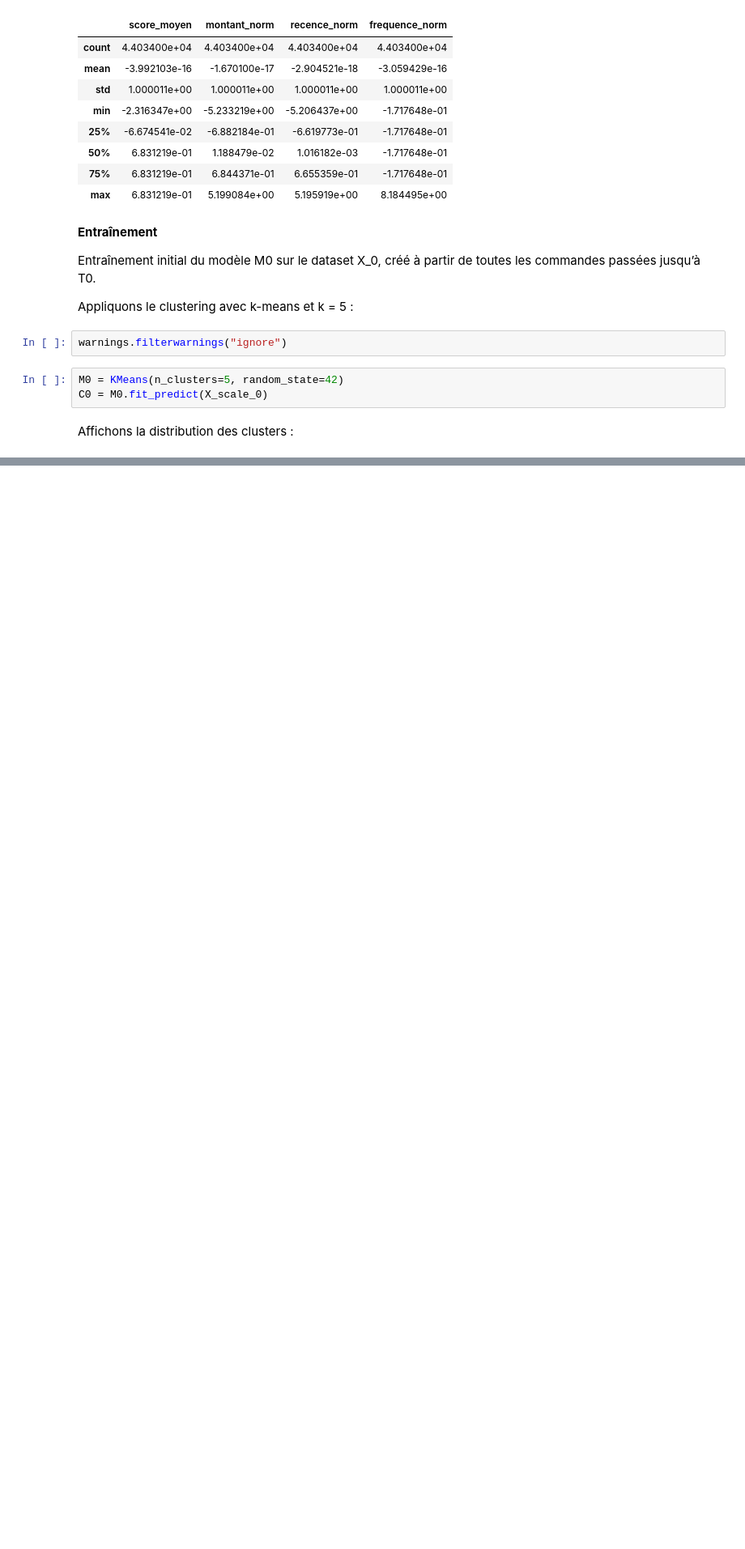
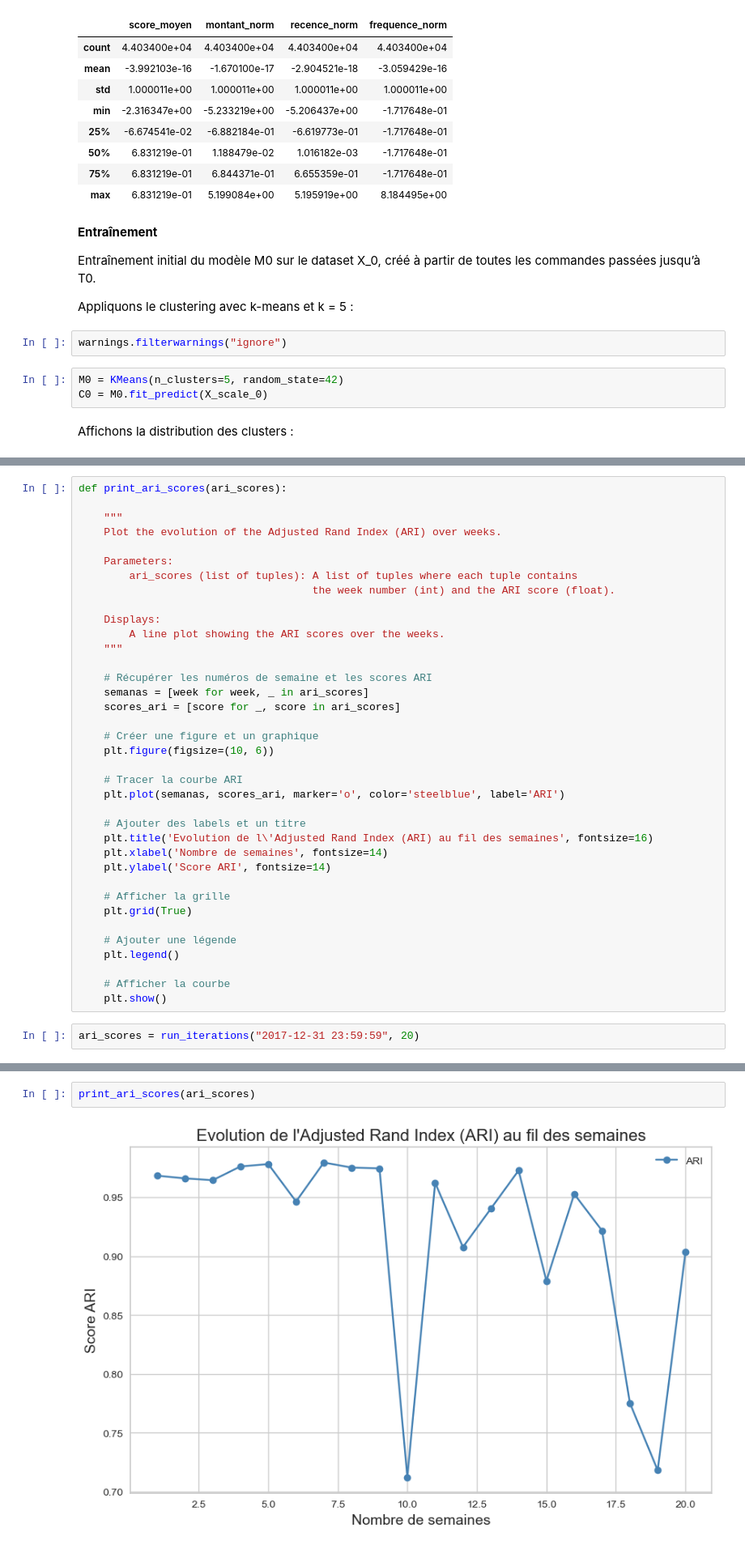
Before and after one commit to ludovic-source/Data_scientist_formation, a Jupyter notebook: projet_5/Projet_5_simulation.ipynb, the cells around one changed output, grey strips where cells are left out. Shown at 81% size. Cells and saved outputs as stored; diff of their text form; blank space fills up the shorter version.

```diff
--- a/projet_5/Projet_5_simulation.ipynb
+++ b/projet_5/Projet_5_simulation.ipynb
@@ -474,0 +481,39 @@ On calcule l'ARI entre C2_new et C2_init avec adjusted_rand_score avec sklearn.
+# %%
+def print_ari_scores(ari_scores):
+
+    """
+    Plot the evolution of the Adjusted Rand Index (ARI) over weeks.
+
+    Parameters:
+        ari_scores (list of tuples): A list of tuples where each tuple contains
+                                     the week number (int) and the ARI score (float).
+
+    Displays:
+        A line plot showing the ARI scores over the weeks.
+    """
+
+    # Récupérer les numéros de semaine et les scores ARI
+    semanas = [week for week, _ in ari_scores]
+    scores_ari = [score for _, score in ari_scores]
+
+    # Créer une figure et un graphique
+    plt.figure(figsize=(10, 6))
+
+    # Tracer la courbe ARI
+    plt.plot(semanas, scores_ari, marker='o', color='steelblue', label='ARI')
+
+    # Ajouter des labels et un titre
+    plt.title('Evolution de l\'Adjusted Rand Index (ARI) au fil des semaines', fontsize=16)
+    plt.xlabel('Nombre de semaines', fontsize=14)
+    plt.ylabel('Score ARI', fontsize=14)
+
+    # Afficher la grille
+    plt.grid(True)
+
+    # Ajouter une légende
+    plt.legend()
+
+    # Afficher la courbe
+    plt.show()
+# %%
+ari_scores = run_iterations("2017-12-31 23:59:59", 20)
@@ -474,0 +538,4 @@ On calcule l'ARI entre C2_new et C2_init avec adjusted_rand_score avec sklearn.
+# %%
+print_ari_scores(ari_scores)
+# %% [output]
+[figure, added]
```
Also changed, not shown: parts of 25 cells of this notebook.
